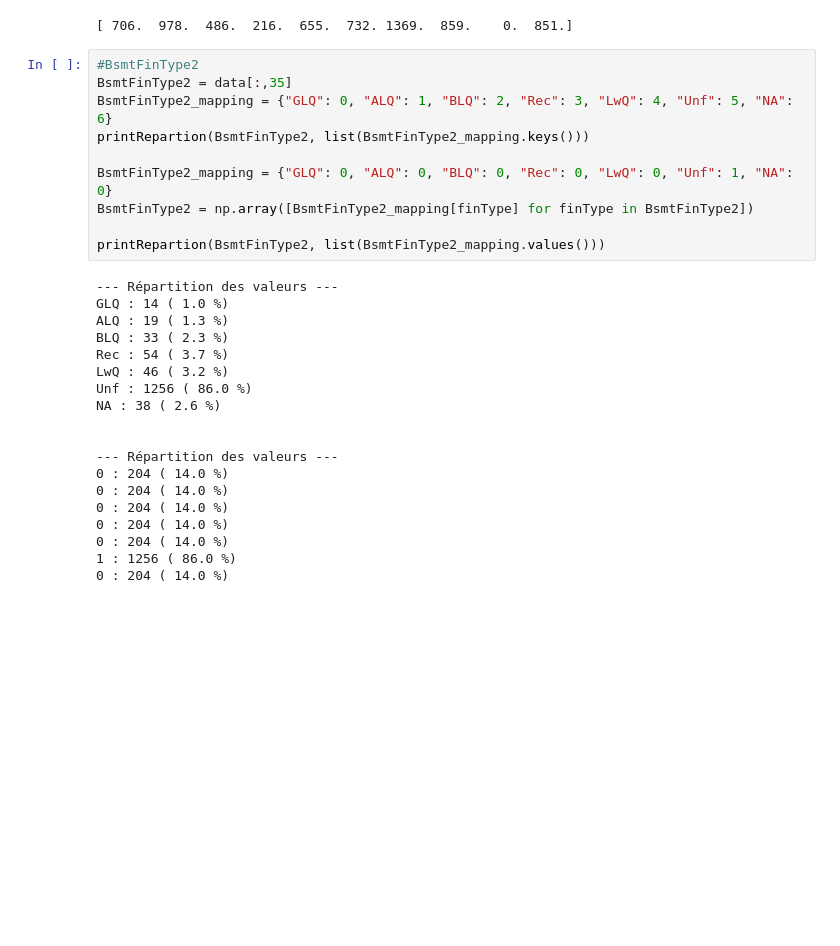
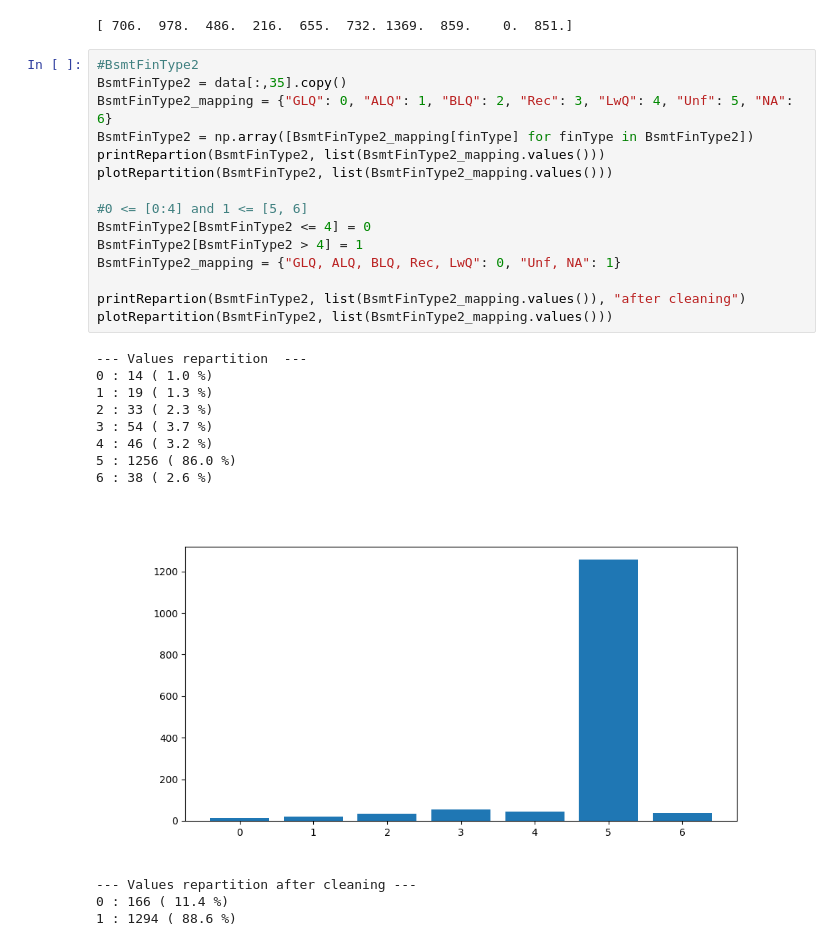
Before and after one commit to MaximeD34/house_price, a Jupyter notebook: data_processing.ipynb, the cells around one changed output. Saved outputs shown, nothing was run; the diff lists cells and outputs as text; blank space fills up the shorter version.

```diff
--- a/data_processing.ipynb
+++ b/data_processing.ipynb
@@ -1016,30 +1016,29 @@ print(BsmtFinSF1[:10])
 [ 706.  978.  486.  216.  655.  732. 1369.  859.    0.  851.]
 # %%
 #BsmtFinType2
-BsmtFinType2 = data[:,35]
+BsmtFinType2 = data[:,35].copy()
 BsmtFinType2_mapping = {"GLQ": 0, "ALQ": 1, "BLQ": 2, "Rec": 3, "LwQ": 4, "Unf": 5, "NA": 6}
-printRepartion(BsmtFinType2, list(BsmtFinType2_mapping.keys()))
+BsmtFinType2 = np.array([BsmtFinType2_mapping[finType] for finType in BsmtFinType2])
+printRepartion(BsmtFinType2, list(BsmtFinType2_mapping.values()))
+plotRepartition(BsmtFinType2, list(BsmtFinType2_mapping.values()))
 
-BsmtFinType2_mapping = {"GLQ": 0, "ALQ": 0, "BLQ": 0, "Rec": 0, "LwQ": 0, "Unf": 1, "NA": 0}
-BsmtFinType2 = np.array([BsmtFinType2_mapping[finType] for finType in BsmtFinType2])
+#0 <= [0:4] and 1 <= [5, 6]
+BsmtFinType2[BsmtFinType2 <= 4] = 0
+BsmtFinType2[BsmtFinType2 > 4] = 1
+BsmtFinType2_mapping = {"GLQ, ALQ, BLQ, Rec, LwQ": 0, "Unf, NA": 1}
 
-printRepartion(BsmtFinType2, list(BsmtFinType2_mapping.values()))
+printRepartion(BsmtFinType2, list(BsmtFinType2_mapping.values()), "after cleaning")
+plotRepartition(BsmtFinType2, list(BsmtFinType2_mapping.values()))
 # %% [output]
---- Répartition des valeurs ---
-GLQ : 14 ( 1.0 %)
-ALQ : 19 ( 1.3 %)
-BLQ : 33 ( 2.3 %)
-Rec : 54 ( 3.7 %)
-LwQ : 46 ( 3.2 %)
-Unf : 1256 ( 86.0 %)
-NA : 38 ( 2.6 %)
-
-
---- Répartition des valeurs ---
-0 : 204 ( 14.0 %)
-0 : 204 ( 14.0 %)
-0 : 204 ( 14.0 %)
-0 : 204 ( 14.0 %)
-0 : 204 ( 14.0 %)
-1 : 1256 ( 86.0 %)
-0 : 204 ( 14.0 %)
+--- Values repartition  ---
+0 : 14 ( 1.0 %)
+1 : 19 ( 1.3 %)
+2 : 33 ( 2.3 %)
+3 : 54 ( 3.7 %)
+4 : 46 ( 3.2 %)
+5 : 1256 ( 86.0 %)
+6 : 38 ( 2.6 %)
+[figure, added]
+--- Values repartition after cleaning ---
+0 : 166 ( 11.4 %)
+1 : 1294 ( 88.6 %)
```
Also changed, not shown: parts of 8 cells of this notebook.
